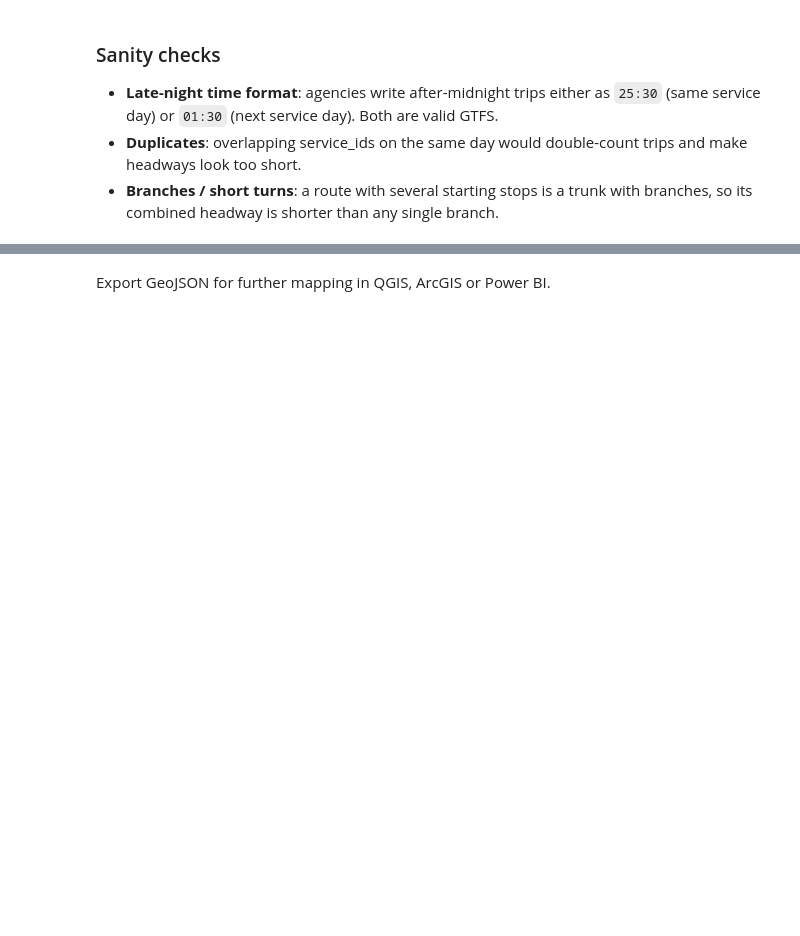
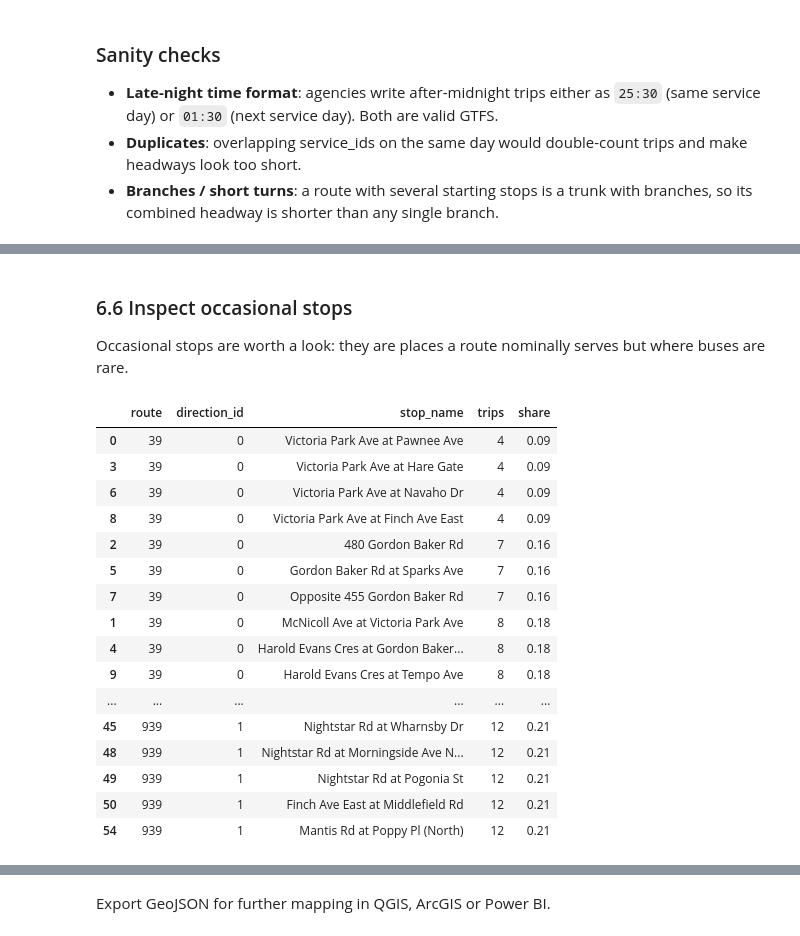
Before and after one commit to catyingyingcoco/ttc-bus-reliability, a Jupyter notebook: notebooks/03_schedule_analysis_en.ipynb, the cells around one changed output, grey strips where cells are left out. Drawn from its saved outputs; the diff is of its cells as text; code cells hidden in the pictures; blank space fills up the shorter version.

```diff
--- a/notebooks/03_schedule_analysis_en.ipynb
+++ b/notebooks/03_schedule_analysis_en.ipynb
@@ -176,0 +439,29 @@ plt.show()
+# %% [markdown]
+### 6.6 Inspect occasional stops
+
+Occasional stops are worth a look: they are places a route nominally serves but where buses are rare.
+# %%
+occ = (seg[seg["segment"] == "occasional"]
+       .merge(stops[["stop_id", "stop_name"]], on="stop_id")
+       [["route", "direction_id", "stop_name", "trips", "share"]]
+       .sort_values(["route", "direction_id", "trips"]))
+occ["share"] = occ["share"].round(2)
+occ
+# %% [output]
+|  | route | direction_id | stop_name | trips | share |
+| 0 | 39 | 0 | Victoria Park Ave at Pawnee Ave | 4 | 0.09 |
+| 3 | 39 | 0 | Victoria Park Ave at Hare Gate | 4 | 0.09 |
+| 6 | 39 | 0 | Victoria Park Ave at Navaho Dr | 4 | 0.09 |
+| 8 | 39 | 0 | Victoria Park Ave at Finch Ave East | 4 | 0.09 |
+| 2 | 39 | 0 | 480 Gordon Baker Rd | 7 | 0.16 |
+| 5 | 39 | 0 | Gordon Baker Rd at Sparks Ave | 7 | 0.16 |
+| 7 | 39 | 0 | Opposite 455 Gordon Baker Rd | 7 | 0.16 |
+| 1 | 39 | 0 | McNicoll Ave at Victoria Park Ave | 8 | 0.18 |
+| 4 | 39 | 0 | Harold Evans Cres at Gordon Baker... | 8 | 0.18 |
+| 9 | 39 | 0 | Harold Evans Cres at Tempo Ave | 8 | 0.18 |
+| ... | ... | ... | ... | ... | ... |
+| 45 | 939 | 1 | Nightstar Rd at Wharnsby Dr | 12 | 0.21 |
+| 48 | 939 | 1 | Nightstar Rd at Morningside Ave N... | 12 | 0.21 |
+| 49 | 939 | 1 | Nightstar Rd at Pogonia St | 12 | 0.21 |
+| 50 | 939 | 1 | Finch Ave East at Middlefield Rd | 12 | 0.21 |
+| 54 | 939 | 1 | Mantis Rd at Poppy Pl (North) | 12 | 0.21 |
```
Also changed, not shown: parts of 31 cells of this notebook, 5 other files.
